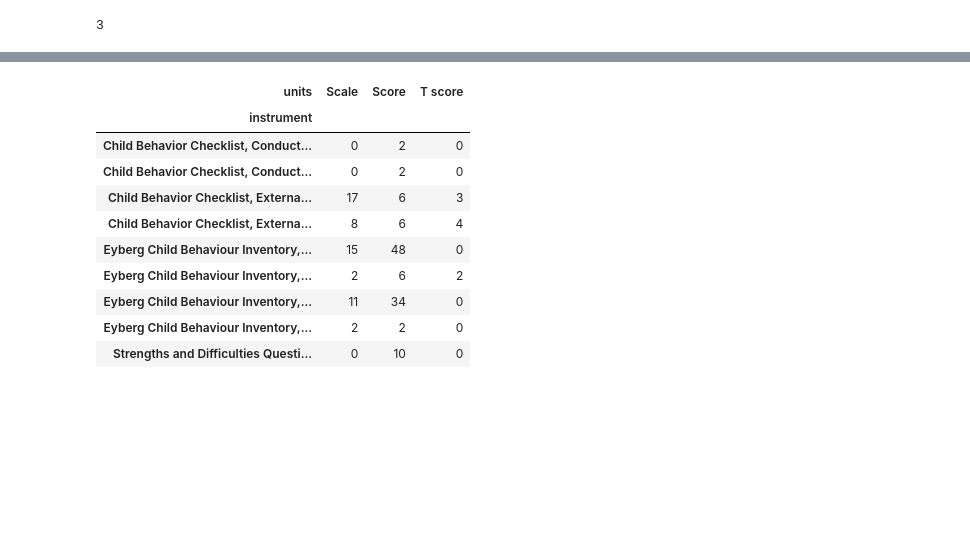
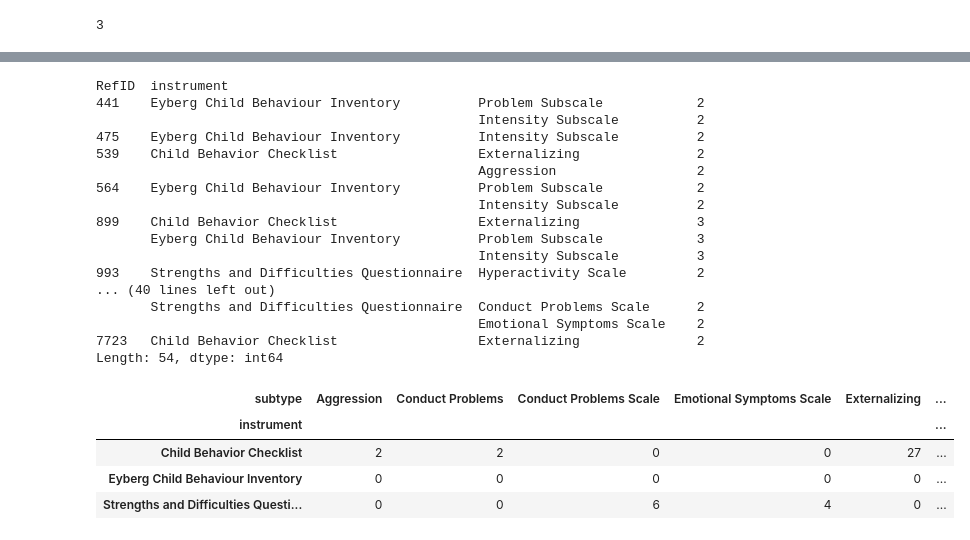
Before and after one commit to fonnesbeck/disruptive_behavior_disorder_MA, a Jupyter notebook: Disruptive Behavior Disorder Meta-analysis.ipynb, the cells around one changed output, grey strips where cells are left out. Saved outputs shown, nothing was run; the diff lists cells and outputs as text; code cells hidden in the pictures; blank space fills up the shorter version.

```diff
--- a/Disruptive Behavior Disorder Meta-analysis.ipynb
+++ b/Disruptive Behavior Disorder Meta-analysis.ipynb
@@ -144,20 +212,23 @@ outcomes_varnames = ['Ref ID', 'Measure Instrument', 'Units', 'BL N', 'BL Mean',
 # %%
 # Screen Behavior, disruptive
-disruptive_behavior = outcomes[outcomes.Outcome=='01 Behavior, disruptive']
+disruptive_behavior = outcomes#[outcomes.Outcome=='01 Behavior, disruptive']
 
 outcomes_vars = disruptive_behavior[outcomes_varnames].rename(columns={'Ref ID': 'RefID',
-                                                 'Measure Instrument': 'instrument',
-                                                 'Units': 'units',
-                                                 'BL N': 'baseline_n',
-                                                 'BL Mean': 'baseline_mean',
-                                                 'BL SD': 'baseline_sd',
-                                                 'EOT \nN': 'end_treat_n',
-                                                 'EOT Mean': 'end_treat_mean',
-                                                 'EOT \nSD': 'end_treat_sd',
-                                                 'Last FU Time': 'followup_time',
-                                                 'Last FU N': 'followup_n',
-                                                 'Last FU Mean': 'followup_mean',
-                                                 'Last FU SD': 'followup_sd',
-                                                 'CS Group N': 'change_n',
-                                                 'CS Mean': 'change_mean',
-                                                 'CS SD': 'change_sd'})
+                                                                       'Measure Instrument': 'measure_instrument',
+                                                                       'cc': 'child_component',
+                                                                       'pc': 'parent_component',
+                                                                       'fc': 'family_component',
+                                                                       'oc': 'other_component',
+                                                                       'BL N': 'baseline_n',
+                                                                       'BL Mean': 'baseline_mean',
+                                                                       'BL SD': 'baseline_sd',
+                                                                       'EOT \nN': 'end_treat_n',
+                                                                       'EOT Mean': 'end_treat_mean',
+                                                                       'EOT \nSD': 'end_treat_sd',
+                                                                       'Last FU Time': 'followup_time',
+                                                                       'Last FU N': 'followup_n',
+                                                                       'Last FU Mean': 'followup_mean',
+                                                                       'Last FU SD': 'followup_sd',
+                                                                       'CS Group N': 'change_n',
+                                                                       'CS Mean': 'change_mean',
+                                                                       'CS SD': 'change_sd'})
@@ -189,0 +237,2 @@ outcomes_vars['baseline_mean'].hist(by=outcomes_vars['units']);
+# %%
+eot_subset = outcomes_vars[outcomes_vars.end_treat_mean.notnull() & outcomes_vars.end_treat_sd.notnull()]
@@ -189,0 +241,4 @@ outcomes_vars['baseline_mean'].hist(by=outcomes_vars['units']);
+# %%
+eot_subset['eot_diff_mean'] = eot_subset.baseline_mean - eot_subset.end_treat_mean
+# %%
+eot_subset['eot_diff_sd'] = eot_subset.baseline_sd + eot_subset.end_treat_sd
@@ -190,14 +276,28 @@ outcomes_vars['baseline_mean'].hist(by=outcomes_vars['units']);
+# %%
+eot_subset.groupby(['RefID', 'instrument'])['subtype'].value_counts()
+# %% [output]
+RefID  instrument
+441    Eyberg Child Behaviour Inventory          Problem Subscale            2
+                                                 Intensity Subscale          2
+475    Eyberg Child Behaviour Inventory          Intensity Subscale          2
+539    Child Behavior Checklist                  Externalizing               2
+                                                 Aggression                  2
+564    Eyberg Child Behaviour Inventory          Problem Subscale            2
+                                                 Intensity Subscale          2
+899    Child Behavior Checklist                  Externalizing               3
+       Eyberg Child Behaviour Inventory          Problem Subscale            3
+                                                 Intensity Subscale          3
+993    Strengths and Difficulties Questionnaire  Hyperactivity Scale         2
+... (40 lines left out)
+       Strengths and Difficulties Questionnaire  Conduct Problems Scale      2
+                                                 Emotional Symptoms Scale    2
+7723   Child Behavior Checklist                  Externalizing               2
+Length: 54, dtype: int64
 # %%
-pd.crosstab(outcomes_vars.instrument, outcomes_vars.units)
+pd.crosstab(eot_subset.instrument, eot_subset.subtype)
 # %% [output]
-| units | Scale | Score | T score |
-| instrument |  |  |  |
-| Child Behavior Checklist, Conduct... | 0 | 2 | 0 |
-| Child Behavior Checklist, Conduct... | 0 | 2 | 0 |
-| Child Behavior Checklist, Externa... | 17 | 6 | 3 |
-| Child Behavior Checklist, Externa... | 8 | 6 | 4 |
-| Eyberg Child Behaviour Inventory,... | 15 | 48 | 0 |
-| Eyberg Child Behaviour Inventory,... | 2 | 6 | 2 |
-| Eyberg Child Behaviour Inventory,... | 11 | 34 | 0 |
-| Eyberg Child Behaviour Inventory,... | 2 | 2 | 0 |
-| Strengths and Difficulties Questi... | 0 | 10 | 0 |
+| subtype | Aggression | Conduct Problems | Conduct Problems Scale | Emotional Symptoms Scale | Externalizing | ... |
+| instrument |  |  |  |  |  | ... |
+| Child Behavior Checklist | 2 | 2 | 0 | 0 | 27 | ... |
+| Eyberg Child Behaviour Inventory | 0 | 0 | 0 | 0 | 0 | ... |
+| Strengths and Difficulties Questi... | 0 | 0 | 6 | 4 | 0 | ... |
```
Also changed, not shown: parts of 39 cells of this notebook, 1 other file.
